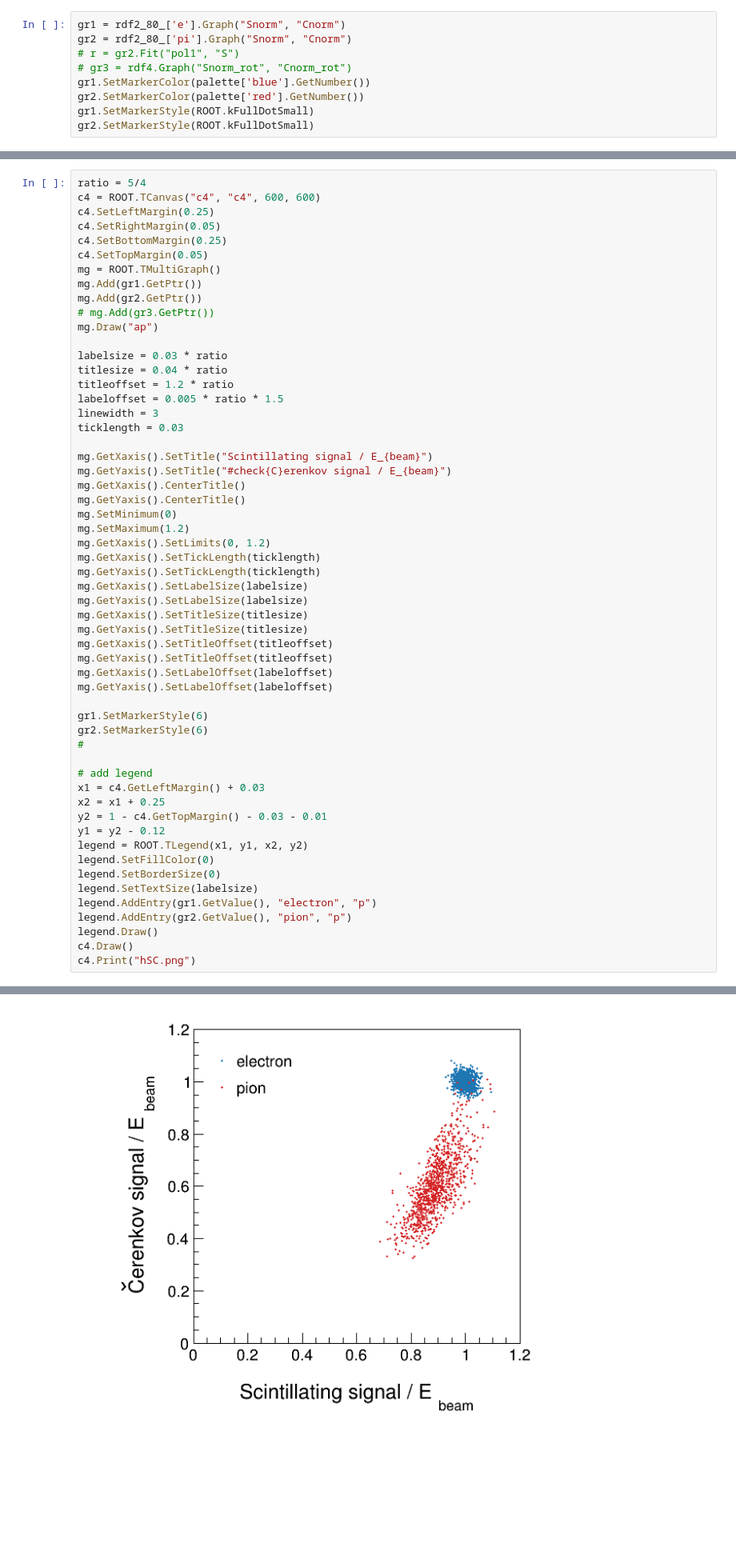
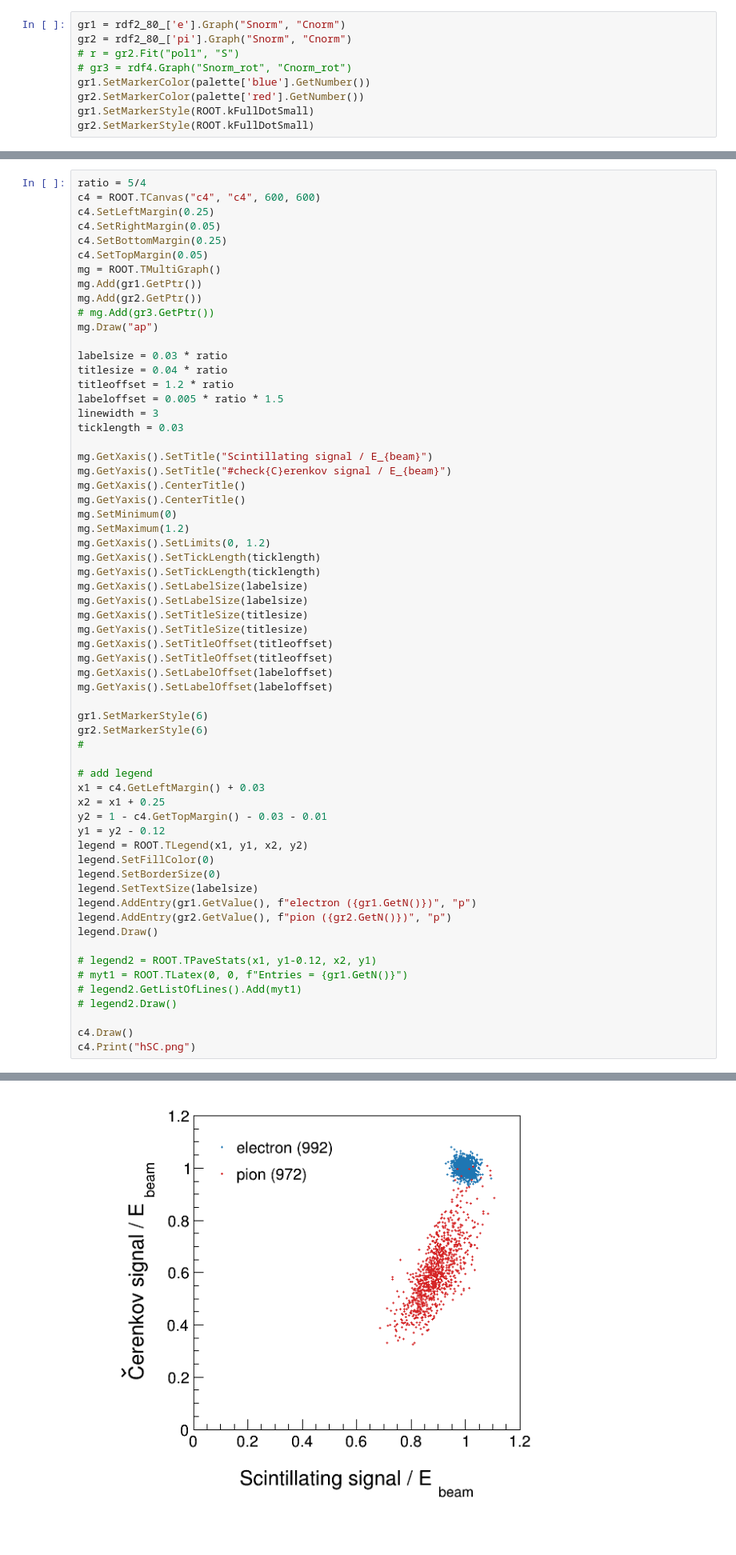
Before and after one commit to mollyhjorthjensen/DREAM, a Jupyter notebook: Analysis/validation2.ipynb, the cells around one changed output, grey strips where cells are left out. Shown at 80% size. Cells and saved outputs as stored; diff of their text form; blank space fills up the shorter version.

```diff
--- a/Analysis/validation2.ipynb
+++ b/Analysis/validation2.ipynb
@@ -420,36 +431,42 @@ mg.GetXaxis().SetLimits(0, 1.2)
 mg.GetXaxis().SetTickLength(ticklength)
 mg.GetYaxis().SetTickLength(ticklength)
 mg.GetXaxis().SetLabelSize(labelsize)
 mg.GetYaxis().SetLabelSize(labelsize)
 mg.GetXaxis().SetTitleSize(titlesize)
 mg.GetYaxis().SetTitleSize(titlesize)
 mg.GetXaxis().SetTitleOffset(titleoffset)
 mg.GetYaxis().SetTitleOffset(titleoffset)
 mg.GetXaxis().SetLabelOffset(labeloffset)
 mg.GetYaxis().SetLabelOffset(labeloffset)
 
 gr1.SetMarkerStyle(6)
 gr2.SetMarkerStyle(6)
 #
 
 # add legend
 x1 = c4.GetLeftMargin() + 0.03
 x2 = x1 + 0.25
 y2 = 1 - c4.GetTopMargin() - 0.03 - 0.01
 y1 = y2 - 0.12
 legend = ROOT.TLegend(x1, y1, x2, y2)
 legend.SetFillColor(0)
 legend.SetBorderSize(0)
 legend.SetTextSize(labelsize)
-legend.AddEntry(gr1.GetValue(), "electron", "p")
-legend.AddEntry(gr2.GetValue(), "pion", "p")
+legend.AddEntry(gr1.GetValue(), f"electron ({gr1.GetN()})", "p")
+legend.AddEntry(gr2.GetValue(), f"pion ({gr2.GetN()})", "p")
 legend.Draw()
+
+# legend2 = ROOT.TPaveStats(x1, y1-0.12, x2, y1)
+# myt1 = ROOT.TLatex(0, 0, f"Entries = {gr1.GetN()}")
+# legend2.GetListOfLines().Add(myt1)
+# legend2.Draw()
+
 c4.Draw()
 c4.Print("hSC.png")
 # %% [output]
 Warning in <TCanvas::Constructor>: Deleting canvas with same name: c4
 Info in <TCanvas::Print>: png file hSC.png has been created
-[figure, old version]
+[figure, new version]
 # %% [markdown]
 ## Rotation method
 # %%
```
Also changed, not shown: parts of 2 cells of this notebook.
